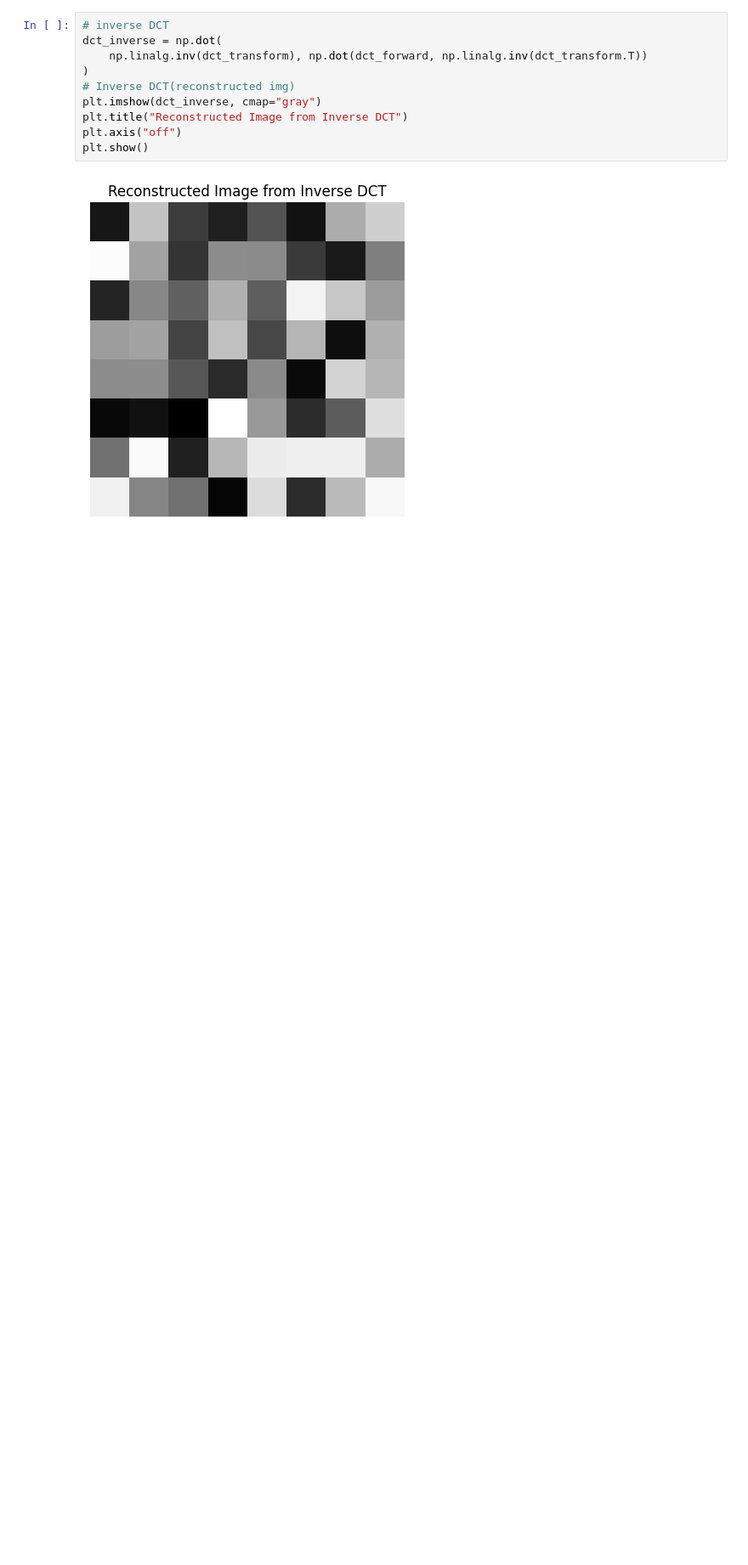
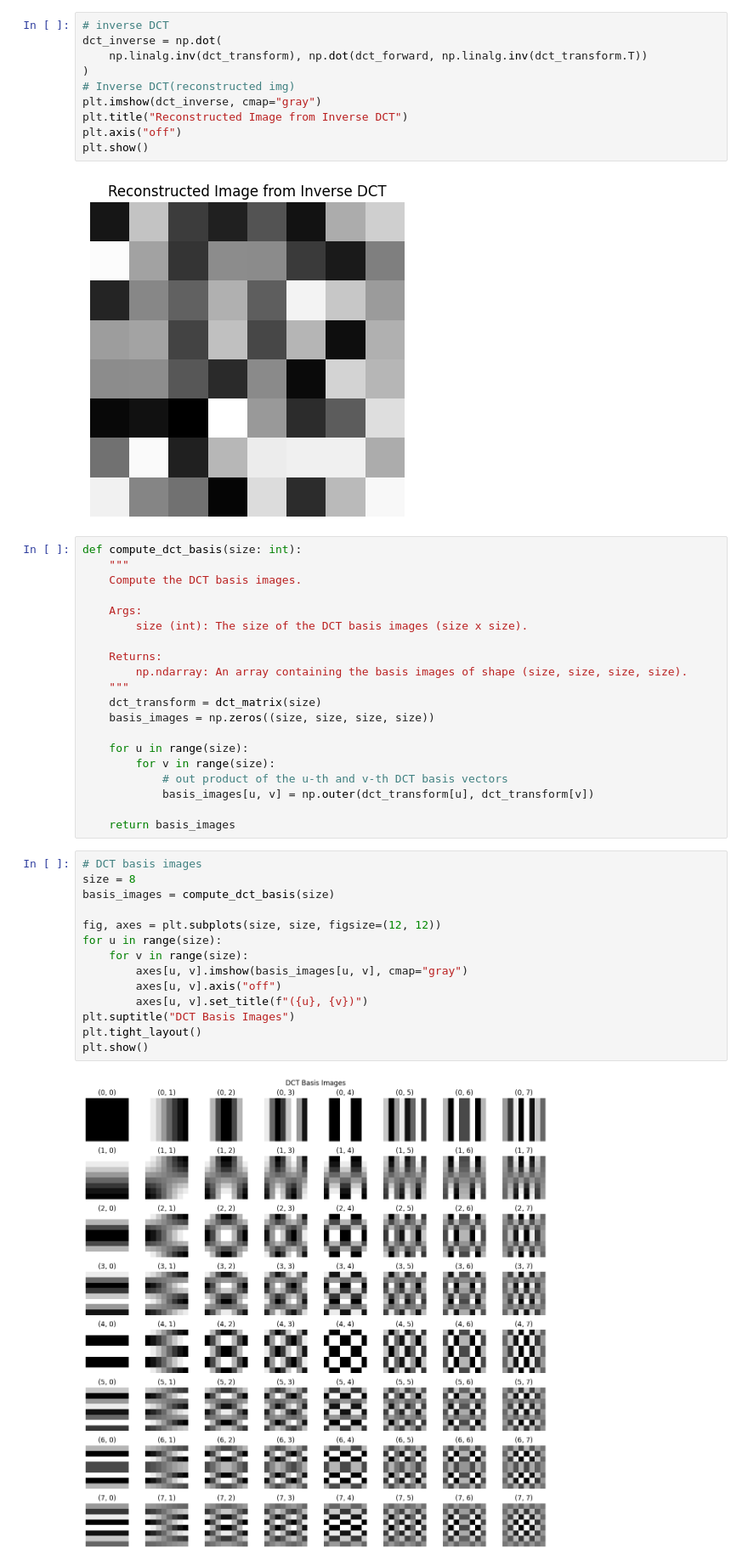
Before and after one commit to Wissemamr/Shape_recognition_and_image_analysis, a Jupyter notebook: LAB4/exo2.ipynb, the cells around one changed output. Shown at 85% size. Saved outputs shown, nothing was run; the diff lists cells and outputs as text; blank space fills up the shorter version.

```diff
--- a/LAB4/exo2.ipynb
+++ b/LAB4/exo2.ipynb
@@ -51,3 +50,39 @@ plt.axis("off")
 plt.show()
 # %% [output]
 [figure]
+# %%
+def compute_dct_basis(size: int):
+    """
+    Compute the DCT basis images.
+
+    Args:
+        size (int): The size of the DCT basis images (size x size).
+
+    Returns:
+        np.ndarray: An array containing the basis images of shape (size, size, size, size).
+    """
+    dct_transform = dct_matrix(size)
+    basis_images = np.zeros((size, size, size, size))
+
+    for u in range(size):
+        for v in range(size):
+            # out product of the u-th and v-th DCT basis vectors
+            basis_images[u, v] = np.outer(dct_transform[u], dct_transform[v])
+
+    return basis_images
+# %%
+# DCT basis images
+size = 8
+basis_images = compute_dct_basis(size)
+
+fig, axes = plt.subplots(size, size, figsize=(12, 12))
+for u in range(size):
+    for v in range(size):
+        axes[u, v].imshow(basis_images[u, v], cmap="gray")
+        axes[u, v].axis("off")
+        axes[u, v].set_title(f"({u}, {v})")
+plt.suptitle("DCT Basis Images")
+plt.tight_layout()
+plt.show()
+# %% [output]
+[figure, added]
```
Also changed, not shown: parts of 3 cells of this notebook, 1 other file.
